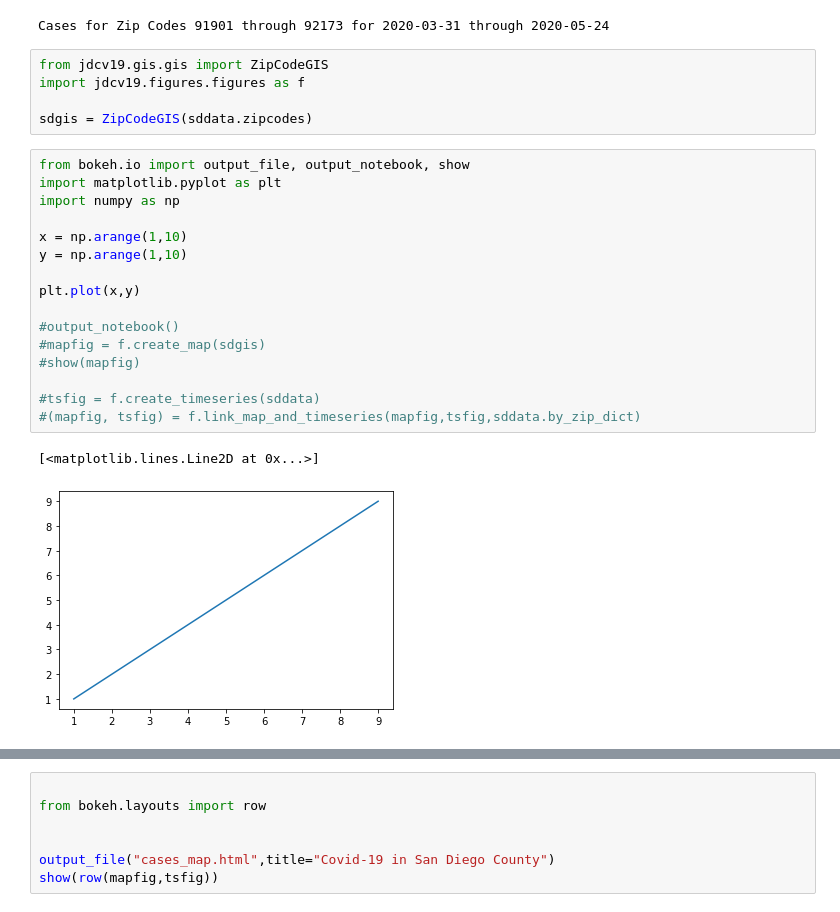
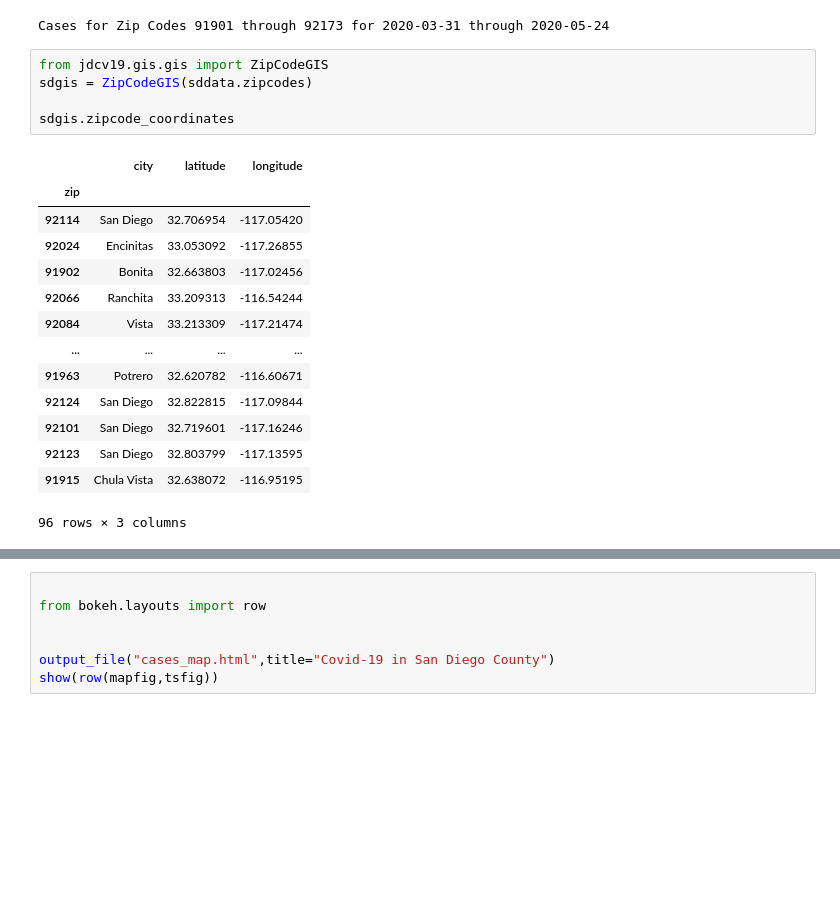
Before and after one commit to JenDobson/covid19-san-diego, a Jupyter notebook: notebooks/Visualization.ipynb, the cells around one changed output, grey strips where cells are left out. Cells and saved outputs as stored; diff of their text form; blank space fills up the shorter version.

```diff
--- a/notebooks/Visualization.ipynb
+++ b/notebooks/Visualization.ipynb
@@ -6,25 +6,21 @@ print(sddata)
 Cases for Zip Codes 91901 through 92173 for 2020-03-31 through 2020-05-24
 # %%
 from jdcv19.gis.gis import ZipCodeGIS
-import jdcv19.figures.figures as f
+sdgis = ZipCodeGIS(sddata.zipcodes)
 
-sdgis = ZipCodeGIS(sddata.zipcodes)
+sdgis.zipcode_coordinates
+# %% [output]
+|  | city | latitude | longitude |
+| zip |  |  |  |
+| 92114 | San Diego | 32.706954 | -117.05420 |
+| 92024 | Encinitas | 33.053092 | -117.26855 |
+| 91902 | Bonita | 32.663803 | -117.02456 |
+| 92066 | Ranchita | 33.209313 | -116.54244 |
+| 92084 | Vista | 33.213309 | -117.21474 |
+| ... | ... | ... | ... |
+| 91963 | Potrero | 32.620782 | -116.60671 |
+| 92124 | San Diego | 32.822815 | -117.09844 |
+| 92101 | San Diego | 32.719601 | -117.16246 |
+| 92123 | San Diego | 32.803799 | -117.13595 |
+| 91915 | Chula Vista | 32.638072 | -116.95195 |
+96 rows × 3 columns
-# %%
-from bokeh.io import output_file, output_notebook, show
-import matplotlib.pyplot as plt
-import numpy as np
-
-x = np.arange(1,10)
-y = np.arange(1,10)
-
-plt.plot(x,y)
-
-#output_notebook()
-#mapfig = f.create_map(sdgis)
-#show(mapfig)
-
-#tsfig = f.create_timeseries(sddata)
-#(mapfig, tsfig) = f.link_map_and_timeseries(mapfig,tsfig,sddata.by_zip_dict)
-# %% [output]
-[<matplotlib.lines.Line2D at 0x...>]
-[figure, removed]
```
Also changed, not shown: parts of 1 cell of this notebook, 1 other file.
